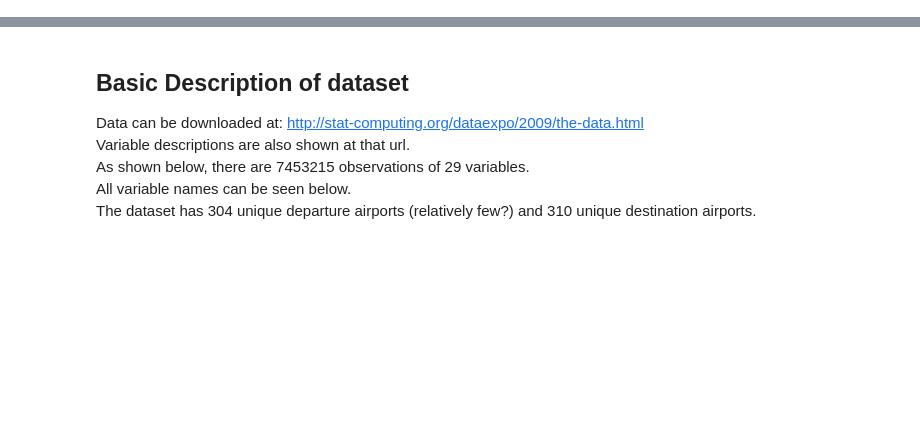
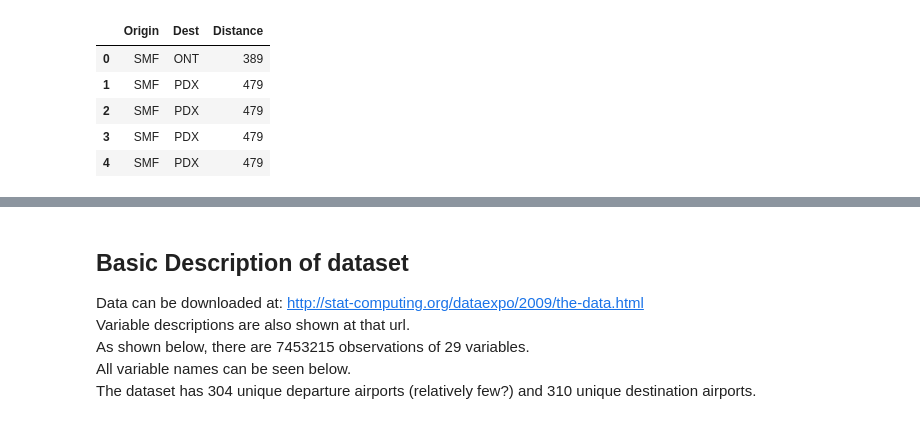
Before and after one commit to Morten-Esketveit/TSDS-gruppe-2019, a Jupyter notebook: Exam/StatCompData_MER.ipynb, the cells around one changed output, grey strips where cells are left out. Drawn from its saved outputs; the diff is of its cells as text; code cells hidden in the pictures; blank space fills up the shorter version.

```diff
--- a/Exam/StatCompData_MER.ipynb
+++ b/Exam/StatCompData_MER.ipynb
@@ -7,0 +35,11 @@ import copy
+# %%
+FlightsNx = Flights[["Origin","Dest","Distance"]]
+# %%
+FlightsNx.head()
+# %% [output]
+|  | Origin | Dest | Distance |
+| 0 | SMF | ONT | 389 |
+| 1 | SMF | PDX | 479 |
+| 2 | SMF | PDX | 479 |
+| 3 | SMF | PDX | 479 |
+| 4 | SMF | PDX | 479 |
```
Also changed, not shown: parts of 9 cells of this notebook, 3 other files.
